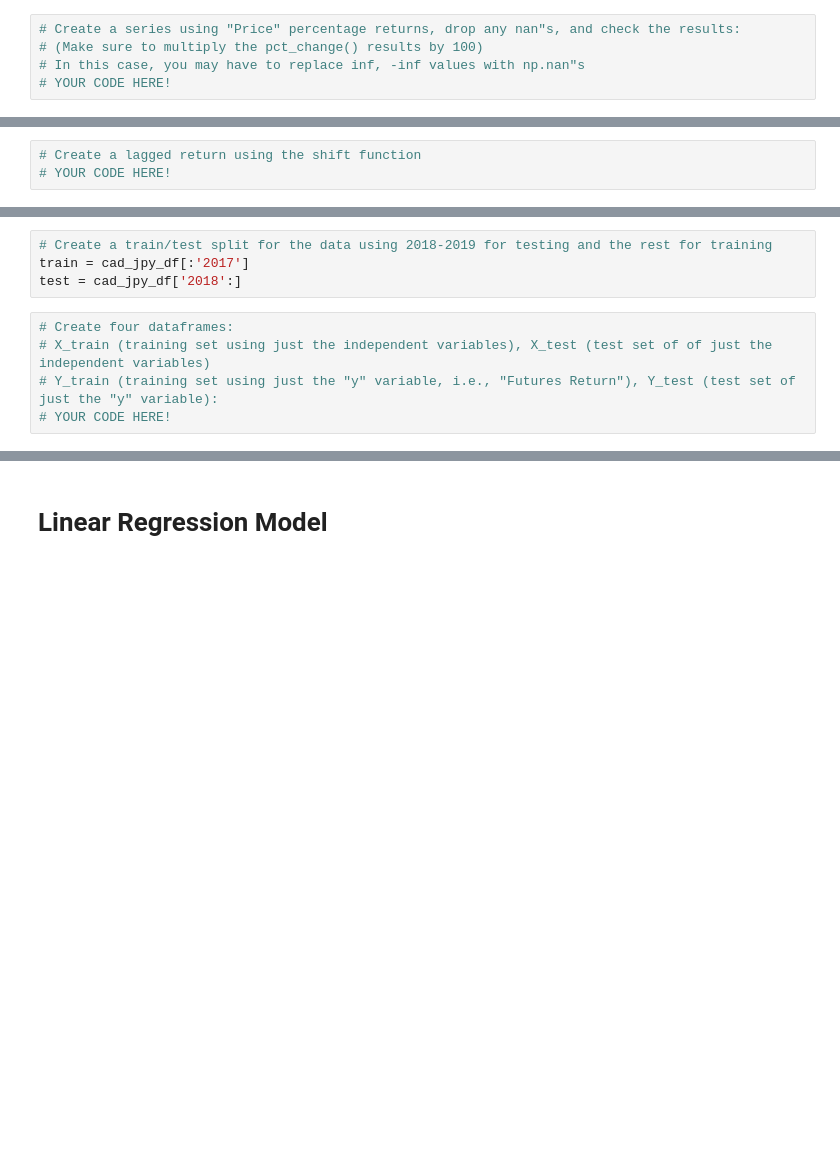
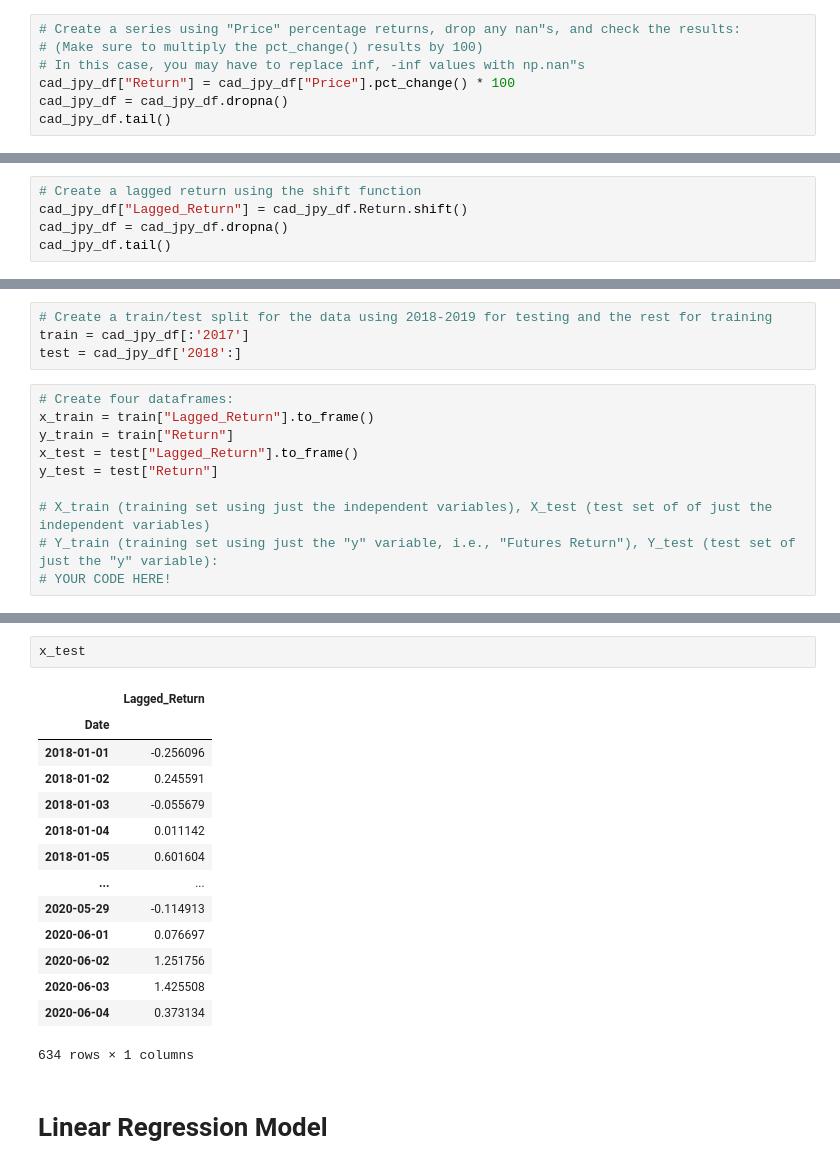
Before and after one commit to jusgou/Homework, a Jupyter notebook: 0426_Time_Series/Starter_Code/regression_analysis.ipynb, the cells around one changed output, grey strips where cells are left out. Cells and saved outputs as stored; diff of their text form; blank space fills up the shorter version.

```diff
--- a/0426_Time_Series/Starter_Code/regression_analysis.ipynb
+++ b/0426_Time_Series/Starter_Code/regression_analysis.ipynb
@@ -40,7 +42,9 @@ cad_jpy_df.head()
 # Create a series using "Price" percentage returns, drop any nan"s, and check the results:
 # (Make sure to multiply the pct_change() results by 100)
 # In this case, you may have to replace inf, -inf values with np.nan"s
-# YOUR CODE HERE!
+cad_jpy_df["Return"] = cad_jpy_df["Price"].pct_change() * 100
+cad_jpy_df = cad_jpy_df.dropna()
+cad_jpy_df.tail()
 # %% [output]
 |  | Price | Open | High | Low | Return |
 | Date |  |  |  |  |  |
@@ -53,5 +57,7 @@ cad_jpy_df.head()
 ### Lagged Returns
 # %%
 # Create a lagged return using the shift function
-# YOUR CODE HERE!
+cad_jpy_df["Lagged_Return"] = cad_jpy_df.Return.shift()
+cad_jpy_df = cad_jpy_df.dropna()
+cad_jpy_df.tail()
 # %% [output]
@@ -70,6 +80,11 @@ train = cad_jpy_df[:'2017']
 test = cad_jpy_df['2018':]
 # %%
 # Create four dataframes:
+x_train = train["Lagged_Return"].to_frame()
+y_train = train["Return"]
+x_test = test["Lagged_Return"].to_frame()
+y_test = test["Return"]
+
 # X_train (training set using just the independent variables), X_test (test set of of just the independent variables)
 # Y_train (training set using just the "y" variable, i.e., "Futures Return"), Y_test (test set of just the "y" variable):
 # YOUR CODE HERE!
@@ -87,3 +91,20 @@ test = cad_jpy_df['2018':]
+# %%
+x_test
+# %% [output]
+|  | Lagged_Return |
+| Date |  |
+| 2018-01-01 | -0.256096 |
+| 2018-01-02 | 0.245591 |
+| 2018-01-03 | -0.055679 |
+| 2018-01-04 | 0.011142 |
+| 2018-01-05 | 0.601604 |
+| ... | ... |
+| 2020-05-29 | -0.114913 |
+| 2020-06-01 | 0.076697 |
+| 2020-06-02 | 1.251756 |
+| 2020-06-03 | 1.425508 |
+| 2020-06-04 | 0.373134 |
+634 rows × 1 columns
 # %% [markdown]
 # Linear Regression Model
 # %%
```
Also changed, not shown: parts of 6 cells of this notebook.
